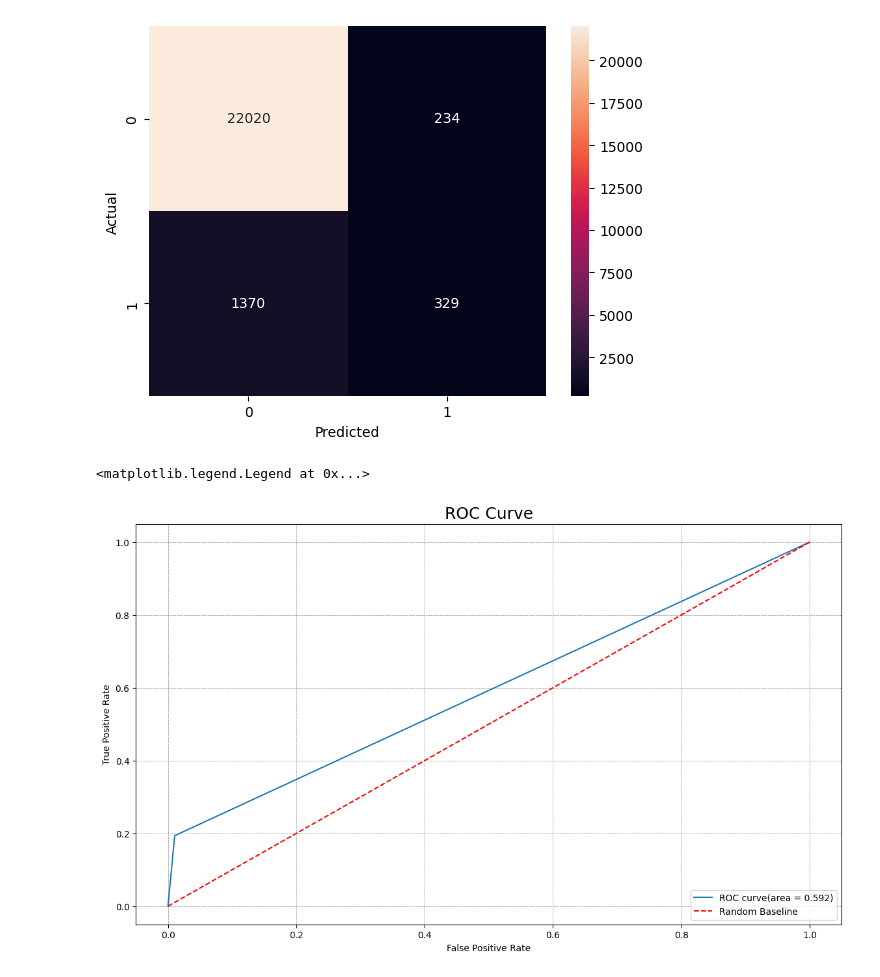
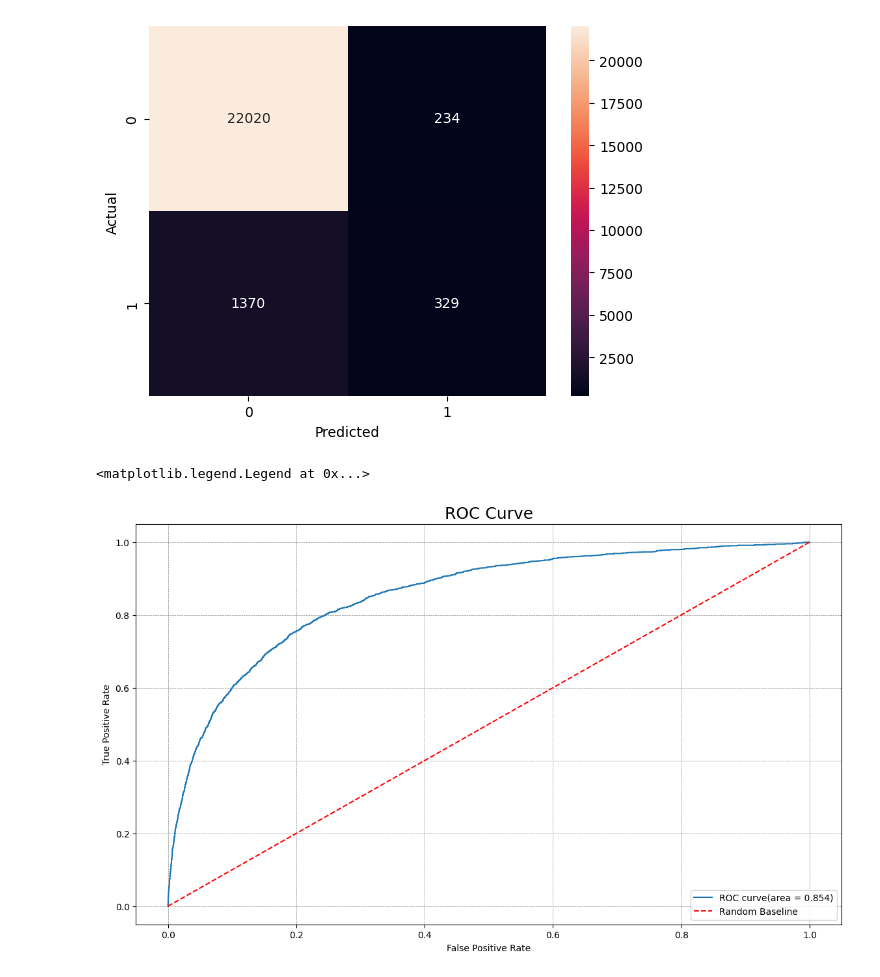
Before and after one commit to AlexisReve/Credit_Risk_ASSAS_2023, a Jupyter notebook: analysis_ML.ipynb, the cells around one changed output. Drawn from its saved outputs; the diff is of its cells as text; code cells hidden in the pictures.

```diff
--- a/analysis_ML.ipynb
+++ b/analysis_ML.ipynb
@@ -426,0 +429,7 @@ y_test dimension :  (23953,)
+# %%
+from sklearn.utils import class_weight
+
+weights = class_weight.compute_class_weight(class_weight='balanced', classes= np.unique(y_train), y= y_train)
+
+weight_dict = {np.unique(y)[i]: weights[i] for i in range(len(np.unique(y)))}
+weight_dict
@@ -538,3 +599,38 @@ plt.legend(loc="lower right")
 # %% [output]
 <matplotlib.legend.Legend at 0x...>
 [figure]
+# %%
+#Best Model
+
+param_grid = {
+    'criterion': ['gini', 'entropy'],
+    'max_depth': [2, 3, 4, 5],
+    'min_samples_split': [2, 3, 4],
+    'min_samples_leaf': [1, 2, 3],
+}
+
+Tree_gr = DecisionTreeClassifier()
+
+Tree_gr = GridSearchCV(Tree_gr, param_grid=param_grid, cv=cv,
+                           scoring= "roc_auc", refit= "roc_auc", n_jobs=-1, error_score= 'raise')
+Tree_gr.fit(X_train, y_train)
+
+print("\nPrédiction :\n")
+y_pred = Tree_gr.predict(X_test)
+y_probs = Tree_gr.predict_proba(X_test)[:,1]
+
+fpr, tpr, thresholds = roc_curve(y_test, y_probs, pos_label = 1)
+score = auc(fpr, tpr)
+print('Accuracy:', accuracy_score(y_test, y_pred))
+print('F1 score:', f1_score(y_test, y_pred, average="macro"))
+print('AUC:', score)
+
+# making the confusion matrix
+cm = confusion_matrix(y_test, y_pred)
+fig, ax = plt.subplots(figsize=(5,5))
+sns.heatmap(cm, annot=True, fmt='d',
+            xticklabels=np.unique(y_train), yticklabels=np.unique(y_train))
+
+plt.ylabel('Actual')
+plt.xlabel('Predicted')
+plt.show()
@@ -544,6 +661,7 @@ plt.legend(loc="lower right")
 xgb_clf = XGBClassifier()
 xgb_clf.fit(X_train, y_train)
 y_pred = xgb_clf.predict(X_test)
+y_probs_bs = xgb_clf.predict_proba(X_test)[:,1]
 
 print("Accuracy Score : ", accuracy_score(y_test, y_pred))
 print("F1 Score : ", f1_score(y_test, y_pred))
@@ -571,16 +689,16 @@ F1 Score :  0.2908930150309461
 weighted avg       0.92      0.93      0.92     23953
 [figure]
 # %%
-fpr, tpr, thresholds = roc_curve(y_test, y_pred, pos_label = 1)
+fpr, tpr, thresholds = roc_curve(y_test, y_probs_bs, pos_label = 1)
 score = auc(fpr, tpr)
 plt.figure(figsize = (14, 8))
 plt.plot(fpr, tpr, label="ROC curve(area = %0.3f)" % score)
 plt.plot([0, 1], [0, 1], color="red",label="Random Baseline", linestyle="--")
 plt.grid(color='gray', linestyle='--', linewidth=0.5)
 plt.xlabel("False Positive Rate")
 plt.ylabel("True Positive Rate")
 plt.title("ROC Curve", size=18)
 plt.legend(loc="lower right")
 # %% [output]
 <matplotlib.legend.Legend at 0x...>
-[figure, old version]
+[figure, new version]
```
Also changed, not shown: parts of 26 cells of this notebook, 1 other file.
